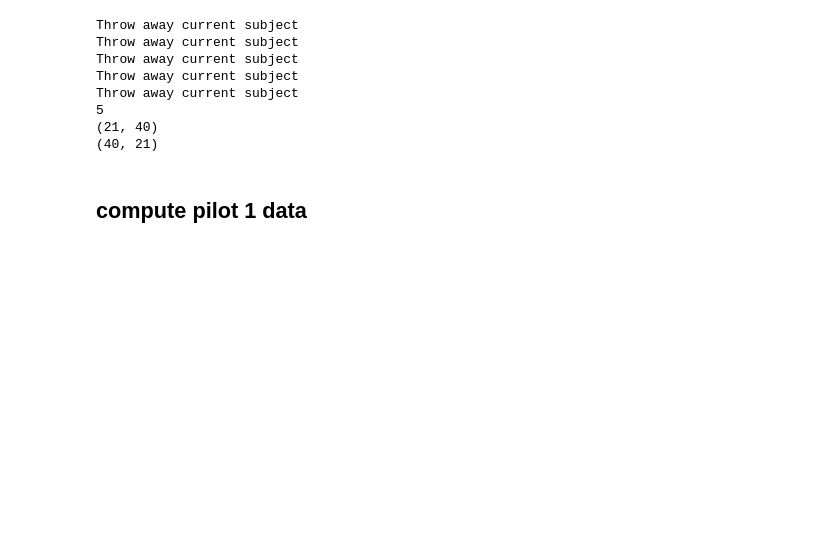
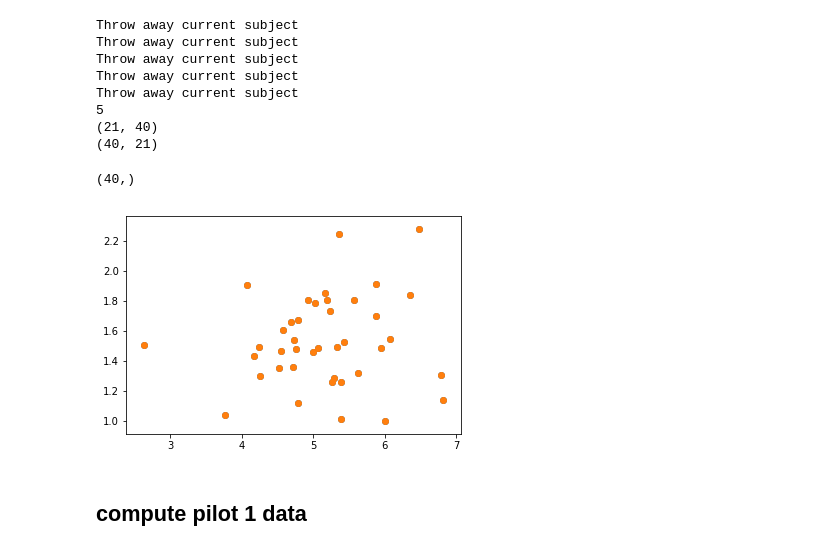
Before and after one commit to amandasongmm/economic_face_perception, a Jupyter notebook: data/risk-pilot/myCanvas.ipynb, the cells around one changed output. Saved outputs shown, nothing was run; the diff lists cells and outputs as text; code cells hidden in the pictures; blank space fills up the shorter version.

```diff
--- a/data/risk-pilot/myCanvas.ipynb
+++ b/data/risk-pilot/myCanvas.ipynb
@@ -166,6 +166,18 @@ Throw away current subject
 5
 (21, 40)
 (40, 21)
+# %%
+img_mean = np.mean(group_rating_array, axis=1)
+# %%
+img_std = np.std(group_rating_array, axis=1)
+print img_std.shape
+# %% [output]
+(40,)
+# %%
+plt.scatter(img_mean, img_std)
+plt.show()
+# %% [output]
+[figure, added]
 # %%
 np.savetxt("pilot2_group_data.csv", group_rating_array, delimiter=",")
 # %% [markdown]
```
Also changed, not shown: 11 other files.
